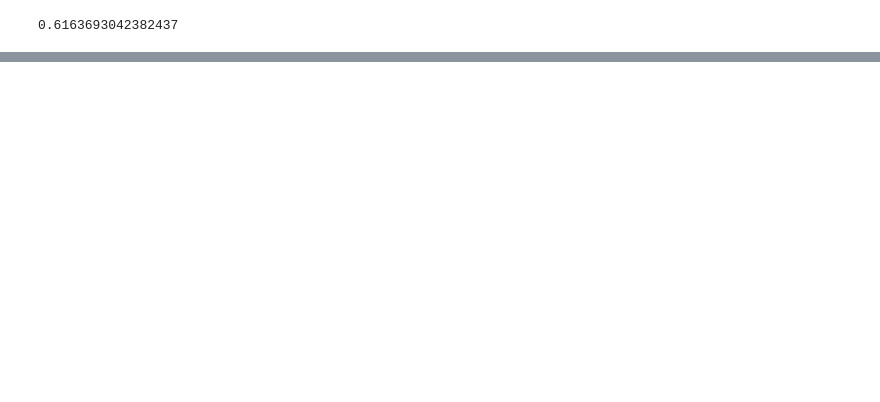
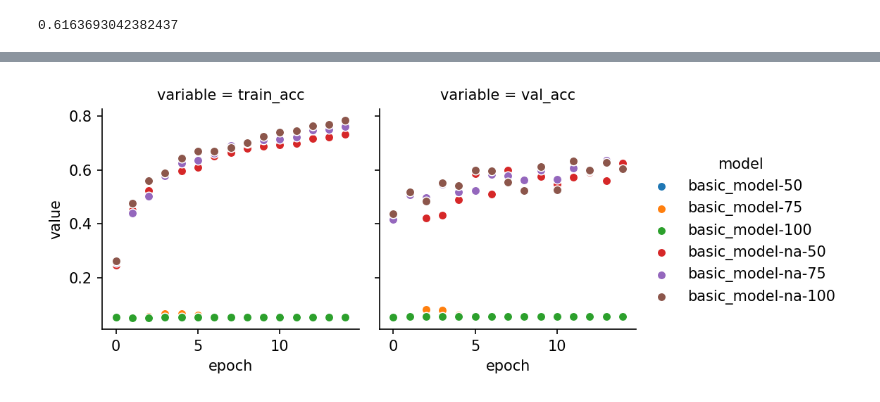
Before and after one commit to itaher1995/CS6120-Term-Project, a Jupyter notebook: experiment.ipynb, the cells around one changed output, grey strips where cells are left out. Drawn from its saved outputs; the diff is of its cells as text; code cells hidden in the pictures; blank space fills up the shorter version.

```diff
--- a/experiment.ipynb
+++ b/experiment.ipynb
@@ -26,0 +66,7 @@ clf.score(X, y) # Only reports score
+# %%
+melt = pd.melt(results, id_vars = ['epoch', 'model'], value_vars = results.iloc[:,3:5])
+
+g = sns.FacetGrid(melt, col="variable", hue='model')
+g = g.map(sns.scatterplot, "epoch", 'value').add_legend()
+# %% [output]
+[figure, added]
```
Also changed, not shown: parts of 4 cells of this notebook.
